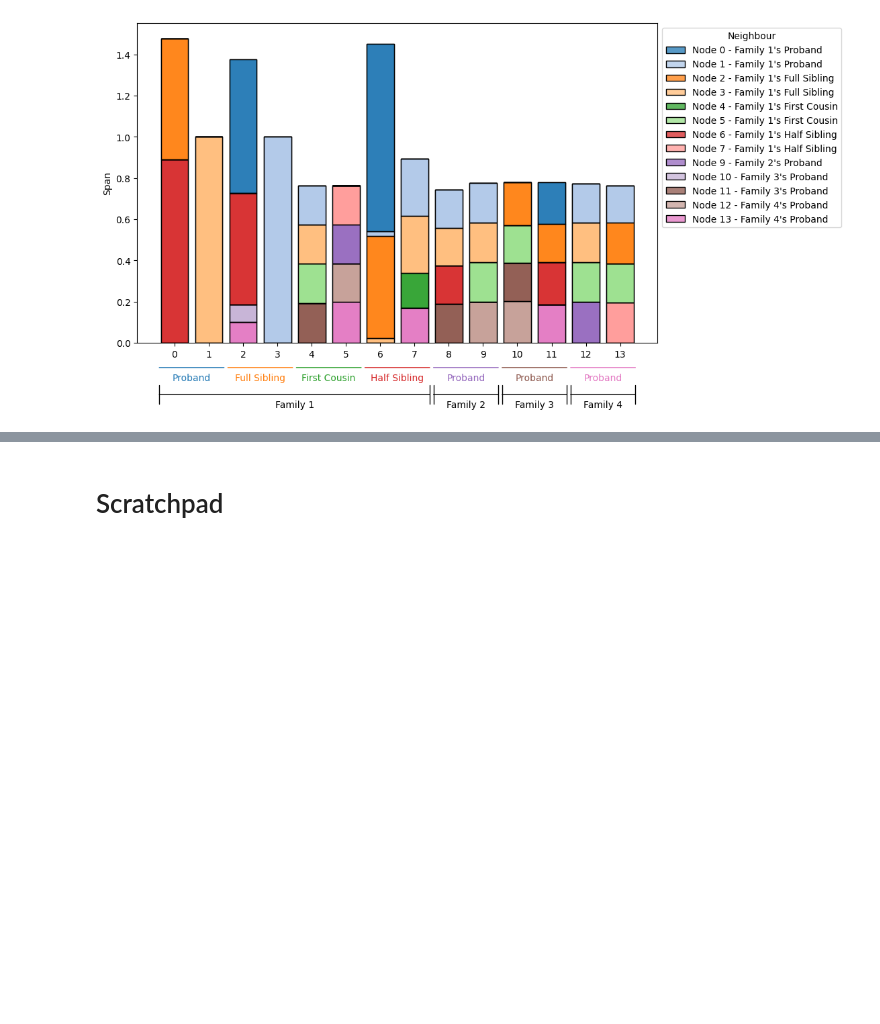
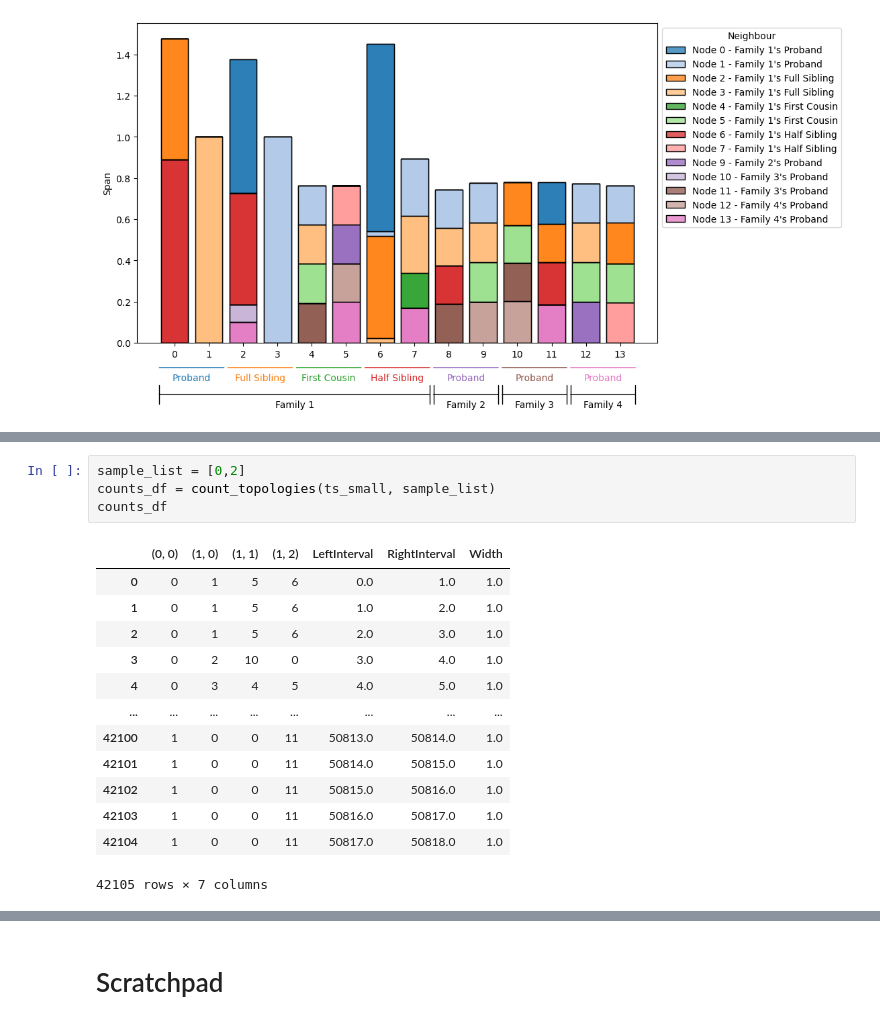
Before and after one commit to duncanMR/pedigrees_project, a Jupyter notebook: pedigree_sim.ipynb, the cells around one changed output, grey strips where cells are left out. Cells and saved outputs as stored; diff of their text form; blank space fills up the shorter version.

```diff
--- a/pedigree_sim.ipynb
+++ b/pedigree_sim.ipynb
@@ -425,0 +502,18 @@ plot_span_ts(ts_small, n_per_sample=4, fig_width=15)
+# %%
+sample_list = [0,2]
+counts_df = count_topologies(ts_small, sample_list)
+counts_df
+# %% [output]
+|  | (0, 0) | (1, 0) | (1, 1) | (1, 2) | LeftInterval | RightInterval | Width |
+| 0 | 0 | 1 | 5 | 6 | 0.0 | 1.0 | 1.0 |
+| 1 | 0 | 1 | 5 | 6 | 1.0 | 2.0 | 1.0 |
+| 2 | 0 | 1 | 5 | 6 | 2.0 | 3.0 | 1.0 |
+| 3 | 0 | 2 | 10 | 0 | 3.0 | 4.0 | 1.0 |
+| 4 | 0 | 3 | 4 | 5 | 4.0 | 5.0 | 1.0 |
+| ... | ... | ... | ... | ... | ... | ... | ... |
+| 42100 | 1 | 0 | 0 | 11 | 50813.0 | 50814.0 | 1.0 |
+| 42101 | 1 | 0 | 0 | 11 | 50814.0 | 50815.0 | 1.0 |
+| 42102 | 1 | 0 | 0 | 11 | 50815.0 | 50816.0 | 1.0 |
+| 42103 | 1 | 0 | 0 | 11 | 50816.0 | 50817.0 | 1.0 |
+| 42104 | 1 | 0 | 0 | 11 | 50817.0 | 50818.0 | 1.0 |
+42105 rows × 7 columns
```
Also changed, not shown: parts of 10 cells of this notebook, 1 other file.
